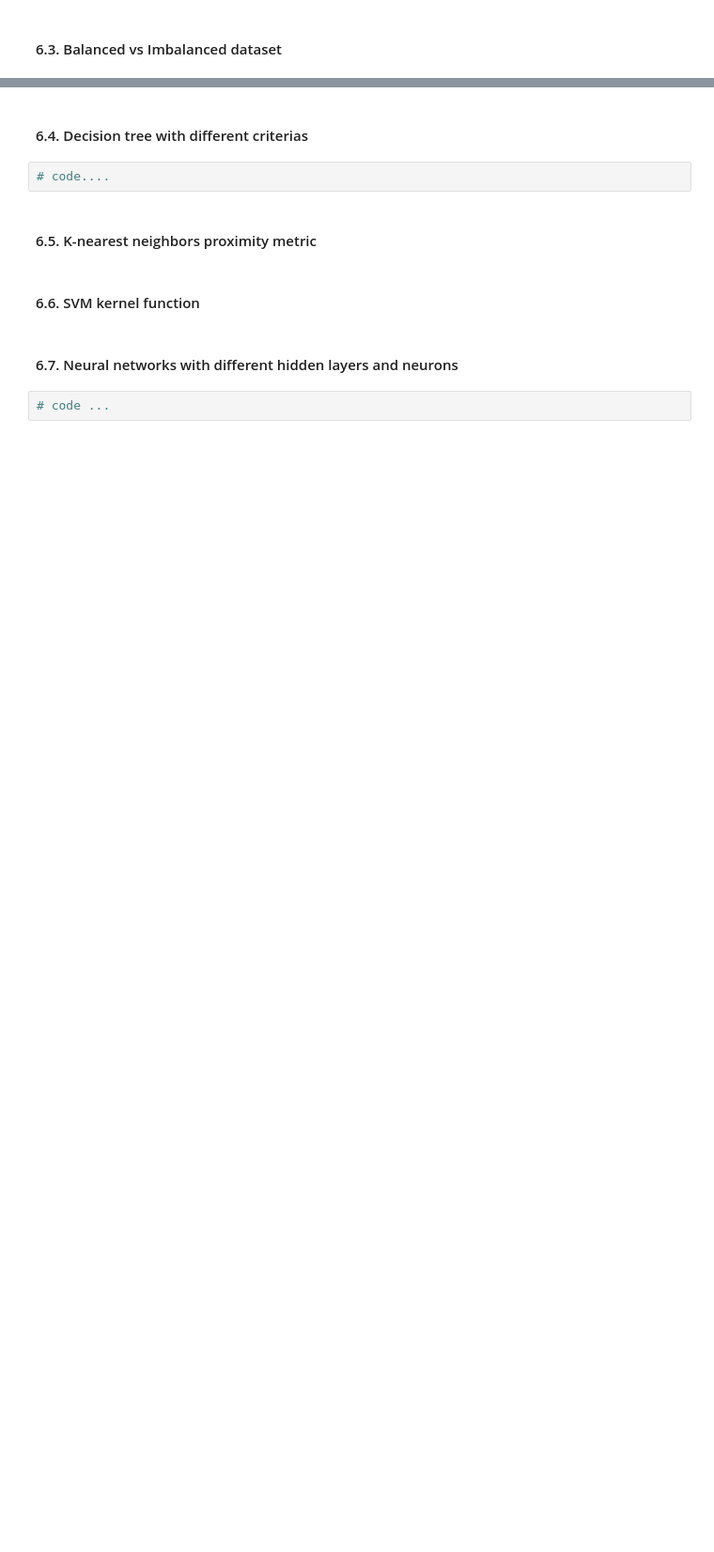
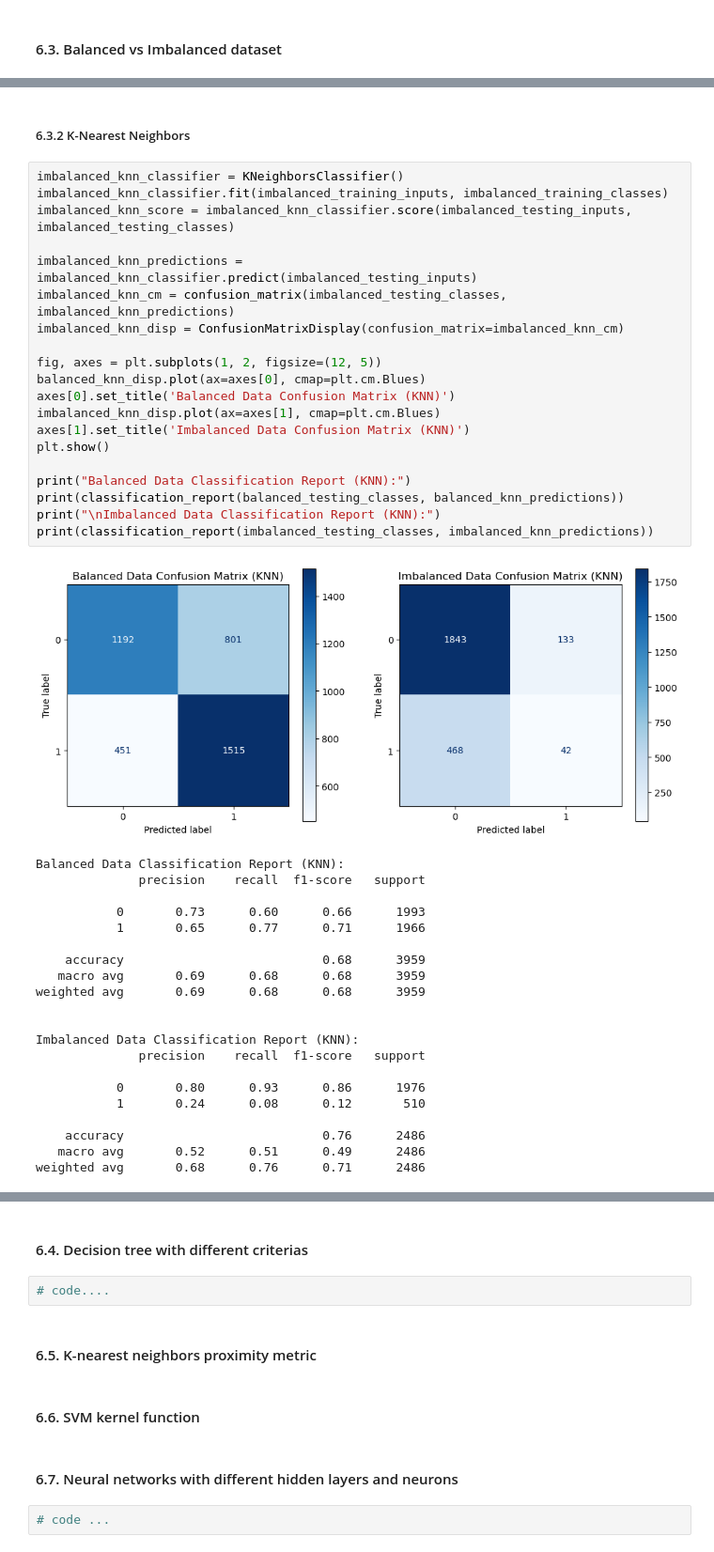
Before and after one commit to LuisDu902/MLChurnPrediction, a Jupyter notebook: project.ipynb, the cells around one changed output, grey strips where cells are left out. Shown at 94% size. Cells and saved outputs as stored; diff of their text form; blank space fills up the shorter version.

```diff
--- a/project.ipynb
+++ b/project.ipynb
@@ -505,0 +566,44 @@ plt.show()
+# %% [markdown]
+##### 6.3.2 K-Nearest Neighbors
+# %%
+imbalanced_knn_classifier = KNeighborsClassifier()
+imbalanced_knn_classifier.fit(imbalanced_training_inputs, imbalanced_training_classes)
+imbalanced_knn_score = imbalanced_knn_classifier.score(imbalanced_testing_inputs, imbalanced_testing_classes)
+
+imbalanced_knn_predictions = imbalanced_knn_classifier.predict(imbalanced_testing_inputs)
+imbalanced_knn_cm = confusion_matrix(imbalanced_testing_classes, imbalanced_knn_predictions)
+imbalanced_knn_disp = ConfusionMatrixDisplay(confusion_matrix=imbalanced_knn_cm)
+
+fig, axes = plt.subplots(1, 2, figsize=(12, 5))
+balanced_knn_disp.plot(ax=axes[0], cmap=plt.cm.Blues)
+axes[0].set_title('Balanced Data Confusion Matrix (KNN)')
+imbalanced_knn_disp.plot(ax=axes[1], cmap=plt.cm.Blues)
+axes[1].set_title('Imbalanced Data Confusion Matrix (KNN)')
+plt.show()
+
+print("Balanced Data Classification Report (KNN):")
+print(classification_report(balanced_testing_classes, balanced_knn_predictions))
+print("\nImbalanced Data Classification Report (KNN):")
+print(classification_report(imbalanced_testing_classes, imbalanced_knn_predictions))
+# %% [output]
+[figure, added]
+Balanced Data Classification Report (KNN):
+              precision    recall  f1-score   support
+
+           0       0.73      0.60      0.66      1993
+           1       0.65      0.77      0.71      1966
+
+    accuracy                           0.68      3959
+   macro avg       0.69      0.68      0.68      3959
+weighted avg       0.69      0.68      0.68      3959
+
+
+Imbalanced Data Classification Report (KNN):
+              precision    recall  f1-score   support
+
+           0       0.80      0.93      0.86      1976
+           1       0.24      0.08      0.12       510
+
+    accuracy                           0.76      2486
+   macro avg       0.52      0.51      0.49      2486
+weighted avg       0.68      0.76      0.71      2486
```
Also changed, not shown: parts of 24 cells of this notebook.
